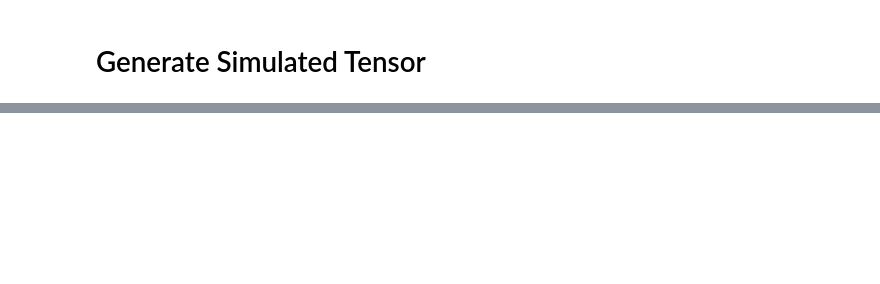
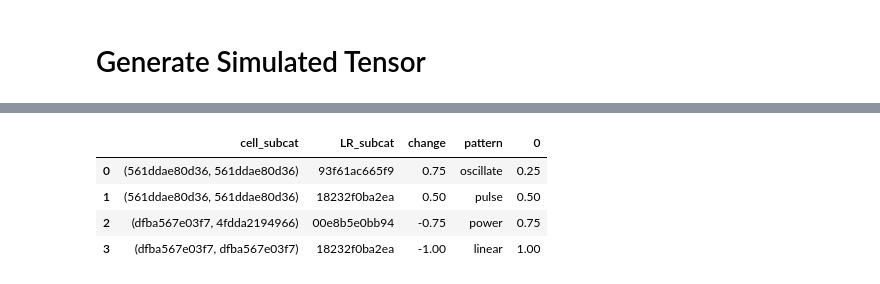
Before and after one commit to hmbaghdassarian/c2c_sim, a Jupyter notebook: notebooks/simulation/other_analyses/Explore-Simulated-Tensor.ipynb, the cells around one changed output, grey strips where cells are left out. Cells and saved outputs as stored; diff of their text form; code cells hidden in the pictures; blank space fills up the shorter version.

```diff
--- a/notebooks/simulation/other_analyses/Explore-Simulated-Tensor.ipynb
+++ b/notebooks/simulation/other_analyses/Explore-Simulated-Tensor.ipynb
@@ -91,0 +92,8 @@ fig, axes = c2c.plotting.tensor_factors_plot(interaction_tensor=tensor,
+# %%
+sim.clrm.loc[:,['cell_subcat', 'LR_subcat', 'change', 'pattern', '0']]
+# %% [output]
+|  | cell_subcat | LR_subcat | change | pattern | 0 |
+| 0 | (561ddae80d36, 561ddae80d36) | 93f61ac665f9 | 0.75 | oscillate | 0.25 |
+| 1 | (561ddae80d36, 561ddae80d36) | 18232f0ba2ea | 0.50 | pulse | 0.50 |
+| 2 | (dfba567e03f7, 4fdda2194966) | 00e8b5e0bb94 | -0.75 | power | 0.75 |
+| 3 | (dfba567e03f7, dfba567e03f7) | 18232f0ba2ea | -1.00 | linear | 1.00 |
```
Also changed, not shown: parts of 9 cells of this notebook, 2 other files.
